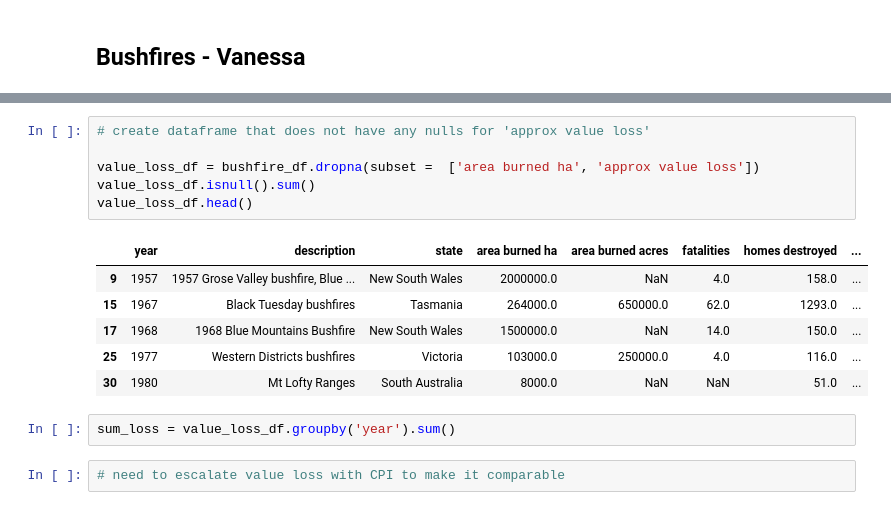
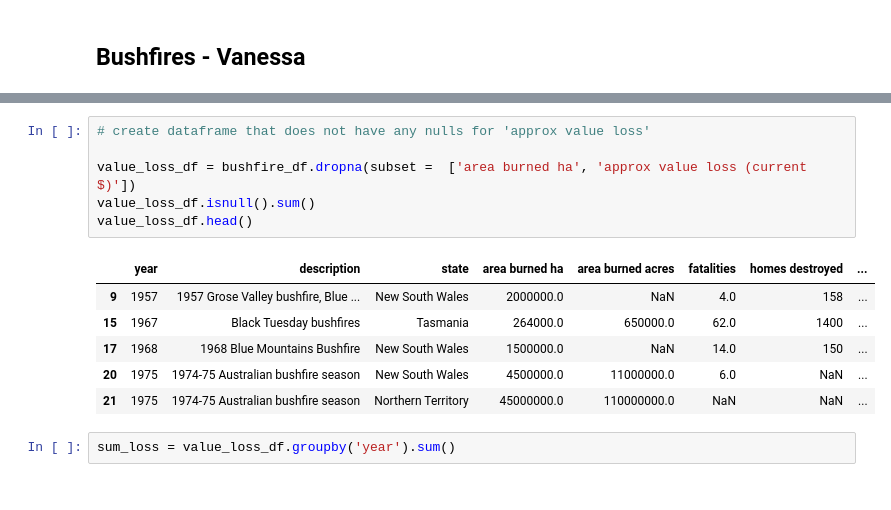
Before and after one commit to thierzon/disney-donut-project, a Jupyter notebook: combined_data.ipynb, the cells around one changed output, grey strips where cells are left out. Cells and saved outputs as stored; diff of their text form.

Commit message:
Final bushfire data amendments

```diff
--- a/combined_data.ipynb
+++ b/combined_data.ipynb
@@ -555,17 +543,15 @@ plt.show()
 # %%
 # create dataframe that does not have any nulls for 'approx value loss'
 
-value_loss_df = bushfire_df.dropna(subset =  ['area burned ha', 'approx value loss'])
+value_loss_df = bushfire_df.dropna(subset =  ['area burned ha', 'approx value loss (current $)'])
 value_loss_df.isnull().sum()
 value_loss_df.head()
 # %% [output]
 |  | year | description | state | area burned ha | area burned acres | fatalities | homes destroyed | ... |
-| 9 | 1957 | 1957 Grose Valley bushfire, Blue ... | New South Wales | 2000000.0 | NaN | 4.0 | 158.0 | ... |
-| 15 | 1967 | Black Tuesday bushfires | Tasmania | 264000.0 | 650000.0 | 62.0 | 1293.0 | ... |
-| 17 | 1968 | 1968 Blue Mountains Bushfire | New South Wales | 1500000.0 | NaN | 14.0 | 150.0 | ... |
-| 25 | 1977 | Western Districts bushfires | Victoria | 103000.0 | 250000.0 | 4.0 | 116.0 | ... |
-| 30 | 1980 | Mt Lofty Ranges | South Australia | 8000.0 | NaN | NaN | 51.0 | ... |
+| 9 | 1957 | 1957 Grose Valley bushfire, Blue ... | New South Wales | 2000000.0 | NaN | 4.0 | 158 | ... |
+| 15 | 1967 | Black Tuesday bushfires | Tasmania | 264000.0 | 650000.0 | 62.0 | 1400 | ... |
+| 17 | 1968 | 1968 Blue Mountains Bushfire | New South Wales | 1500000.0 | NaN | 14.0 | 150 | ... |
+| 20 | 1975 | 1974-75 Australian bushfire season | New South Wales | 4500000.0 | 11000000.0 | 6.0 | NaN | ... |
+| 21 | 1975 | 1974-75 Australian bushfire season | Northern Territory | 45000000.0 | 110000000.0 | NaN | NaN | ... |
 # %%
 sum_loss = value_loss_df.groupby('year').sum()
-# %%
-# need to escalate value loss with CPI to make it comparable
```
Also changed, not shown: parts of 8 cells of this notebook, 3 other files.
